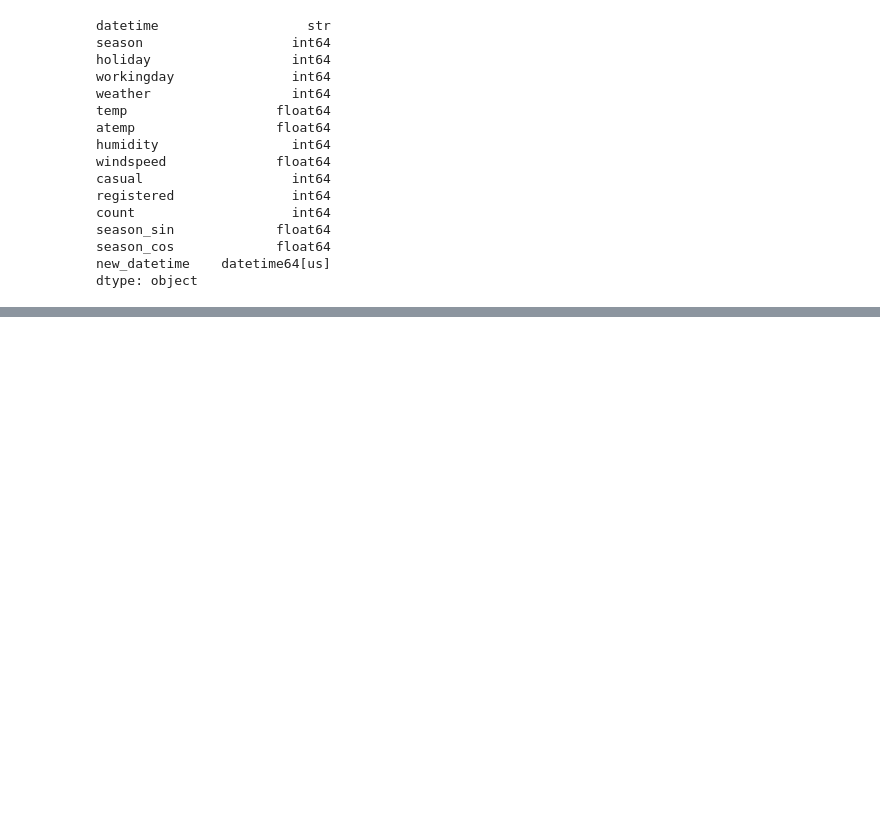
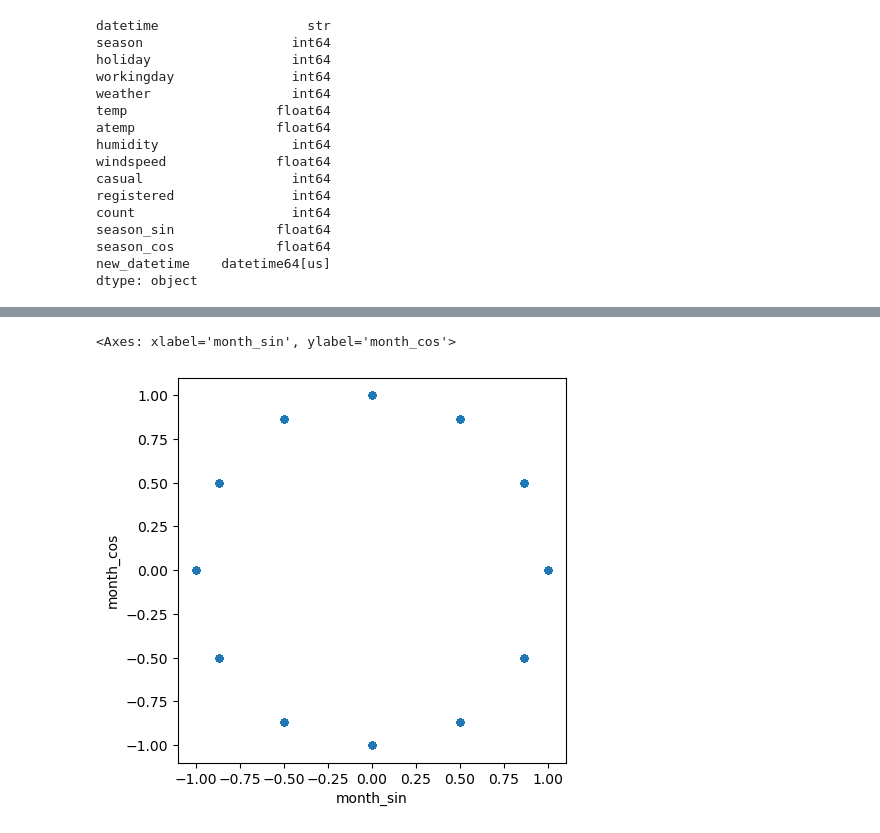
Before and after one commit to MonaTaghavi/dm-ann, a Jupyter notebook: notebooks/15dm-bike-preparation.ipynb, the cells around one changed output, grey strips where cells are left out. Drawn from its saved outputs; the diff is of its cells as text; code cells hidden in the pictures; blank space fills up the shorter version.

```diff
--- a/notebooks/15dm-bike-preparation.ipynb
+++ b/notebooks/15dm-bike-preparation.ipynb
@@ -231,0 +285,5 @@ df[]
+# %%
+df.plot.scatter('month_sin', 'month_cos', figsize=(5,5))
+# %% [output]
+<Axes: xlabel='month_sin', ylabel='month_cos'>
+[figure, added]
```
Also changed, not shown: parts of 13 cells of this notebook, 5 other files.
